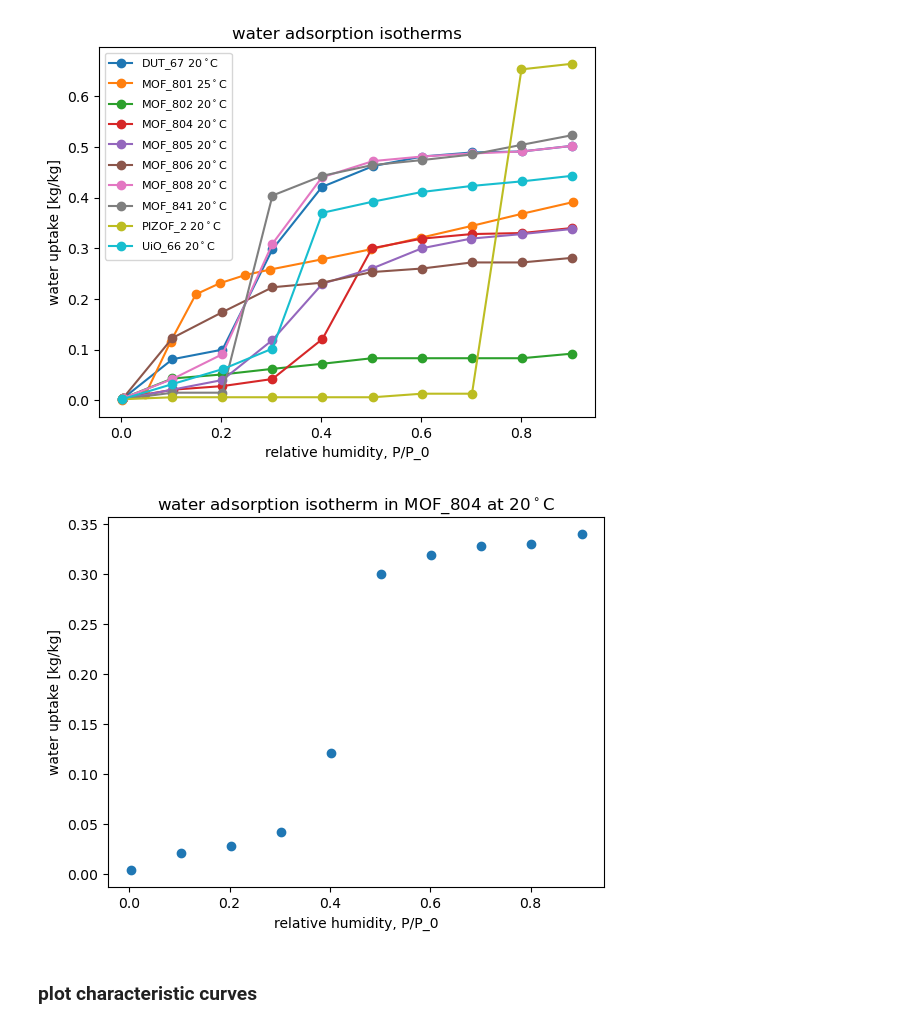
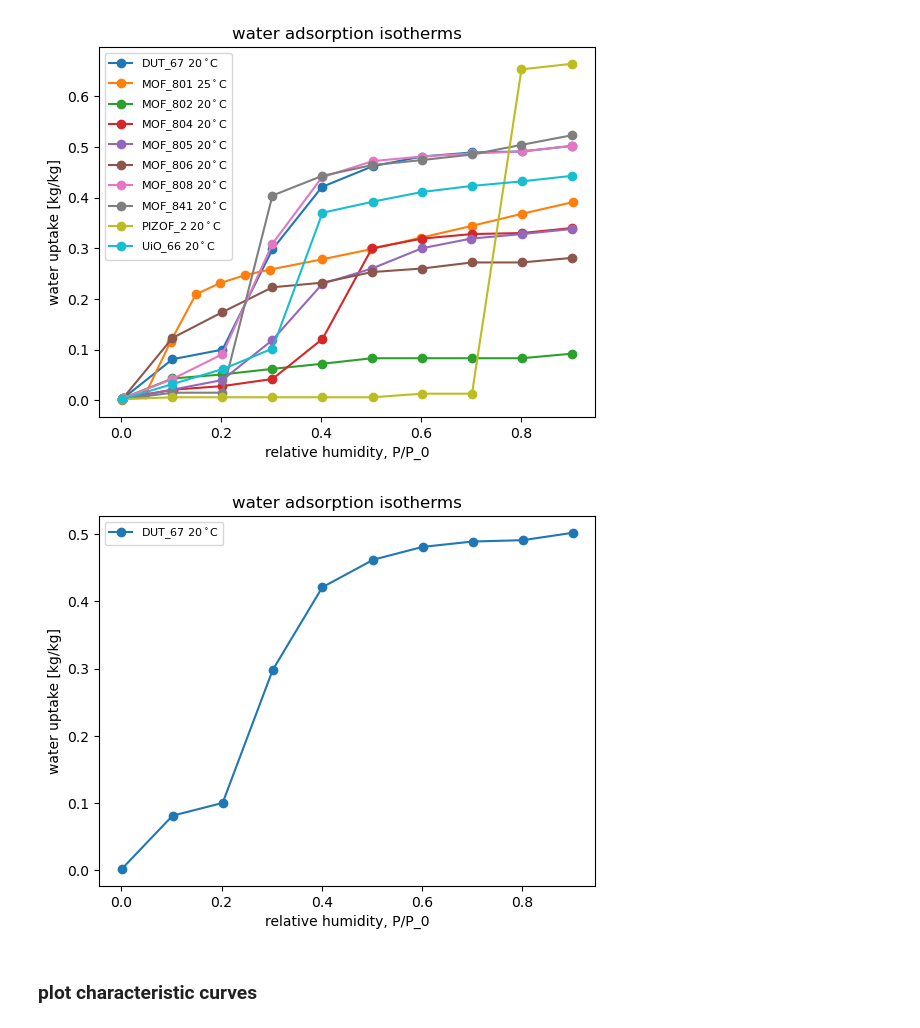
Before and after one commit to SimonEnsemble/water_harvesting, a Jupyter notebook: Polanyi_calculation_general.ipynb, the cells around one changed output. Drawn from its saved outputs; the diff is of its cells as text; code cells hidden in the pictures.

```diff
--- a/Polanyi_calculation_general.ipynb
+++ b/Polanyi_calculation_general.ipynb
@@ -131,8 +129,8 @@ viz_ads_isotherms(MOFs, data_temperatures)
 # %% [output]
 [figure]
 # %%
-viz_ads_isotherm(MOFs[3], data_temperatures[3])
+viz_ads_isotherms(MOFs[0:1], data_temperatures[0:1])
 # %% [output]
-[figure, old version]
+[figure, new version]
 # %% [markdown]
 ### plot characteristic curves
```
Also changed, not shown: parts of 20 cells of this notebook.
